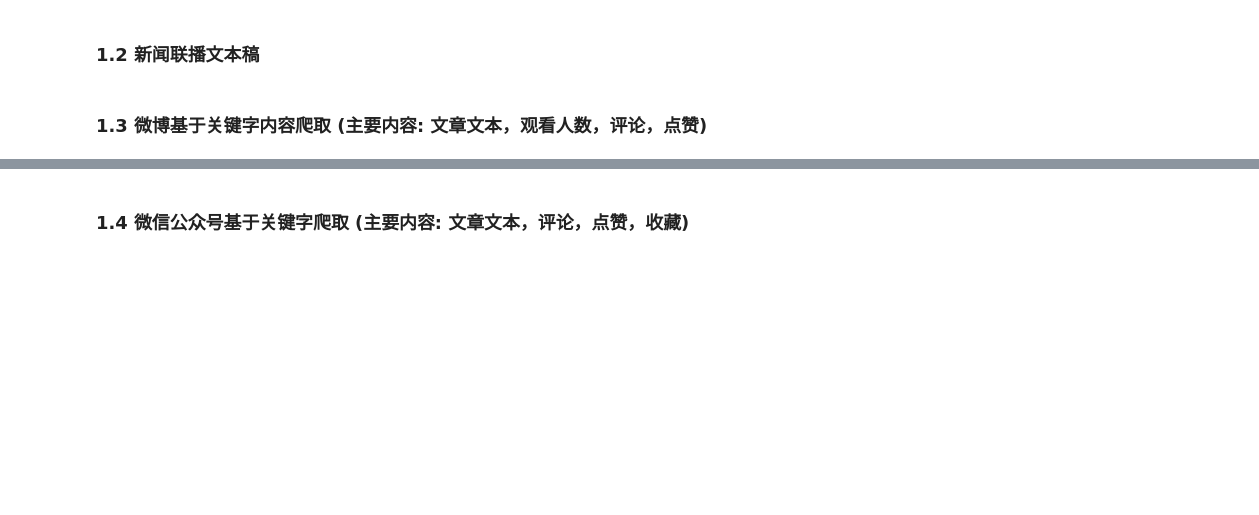
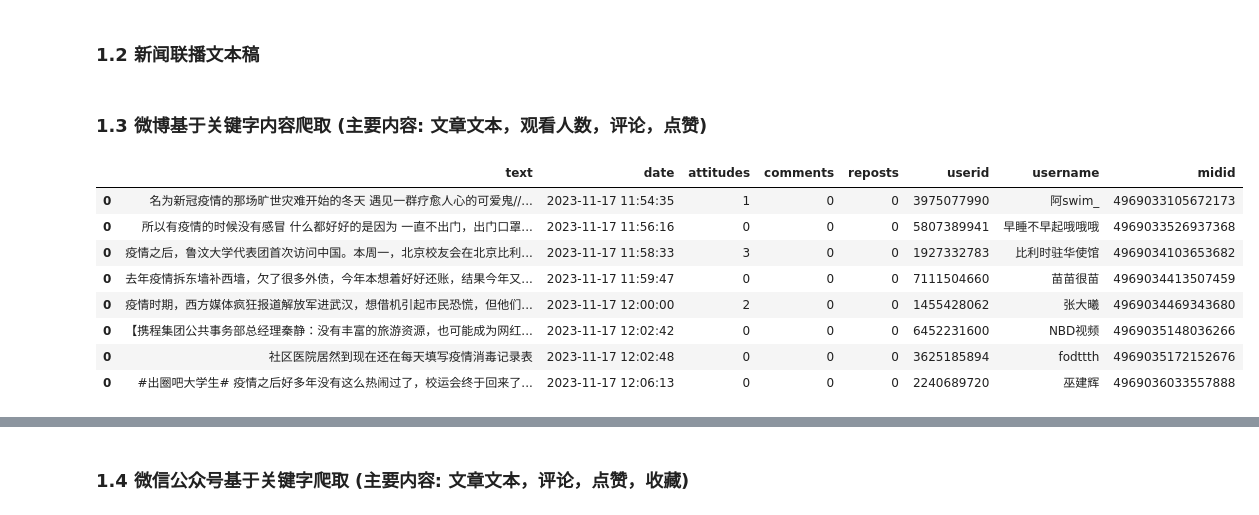
Before and after one commit to Tommyczc/stockMarketAnalysis, a Jupyter notebook: getNewsData.ipynb, the cells around one changed output, grey strips where cells are left out. Drawn from its saved outputs; the diff is of its cells as text; code cells hidden in the pictures; blank space fills up the shorter version.

```diff
--- a/getNewsData.ipynb
+++ b/getNewsData.ipynb
@@ -270 +426,20 @@ resultList
+# %%
+###todo test
+data = get_page(1)                   #获取网页的json格式的数据
+results = parse_json(data)
+for result in results:
+    resultDf=pd.DataFrame.from_dict(result)
+    allWeiboResults=pd.concat([resultDf,allWeiboResults])
+
+allWeiboResults
+# %% [output]
+|  | text | date | attitudes | comments | reposts | userid | username | midid |
+| 0 | 名为新冠疫情的那场旷世灾难开始的冬天 遇见一群疗愈人心的可爱鬼//... | 2023-11-17 11:54:35 | 1 | 0 | 0 | 3975077990 | 阿swim_ | 4969033105672173 |
+| 0 | 所以有疫情的时候没有感冒 什么都好好的是因为 一直不出门，出门口罩... | 2023-11-17 11:56:16 | 0 | 0 | 0 | 5807389941 | 早睡不早起哦哦哦 | 4969033526937368 |
+| 0 | 疫情之后，鲁汶大学代表团首次访问中国。本周一，北京校友会在北京比利... | 2023-11-17 11:58:33 | 3 | 0 | 0 | 1927332783 | 比利时驻华使馆 | 4969034103653682 |
+| 0 | 去年疫情拆东墙补西墙，欠了很多外债，今年本想着好好还账，结果今年又... | 2023-11-17 11:59:47 | 0 | 0 | 0 | 7111504660 | 苗苗很苗 | 4969034413507459 |
+| 0 | 疫情时期，西方媒体疯狂报道解放军进武汉，想借机引起市民恐慌，但他们... | 2023-11-17 12:00:00 | 2 | 0 | 0 | 1455428062 | 张大曦 | 4969034469343680 |
+| 0 | 【携程集团公共事务部总经理秦静：没有丰富的旅游资源，也可能成为网红... | 2023-11-17 12:02:42 | 0 | 0 | 0 | 6452231600 | NBD视频 | 4969035148036266 |
+| 0 | 社区医院居然到现在还在每天填写疫情消毒记录表 | 2023-11-17 12:02:48 | 0 | 0 | 0 | 3625185894 | fodttth | 4969035172152676 |
+| 0 | #出圈吧大学生# 疫情之后好多年没有这么热闹过了，校运会终于回来了... | 2023-11-17 12:06:13 | 0 | 0 | 0 | 2240689720 | 巫建辉 | 4969036033557888 |
 # %%
```
Also changed, not shown: parts of 7 cells of this notebook.
